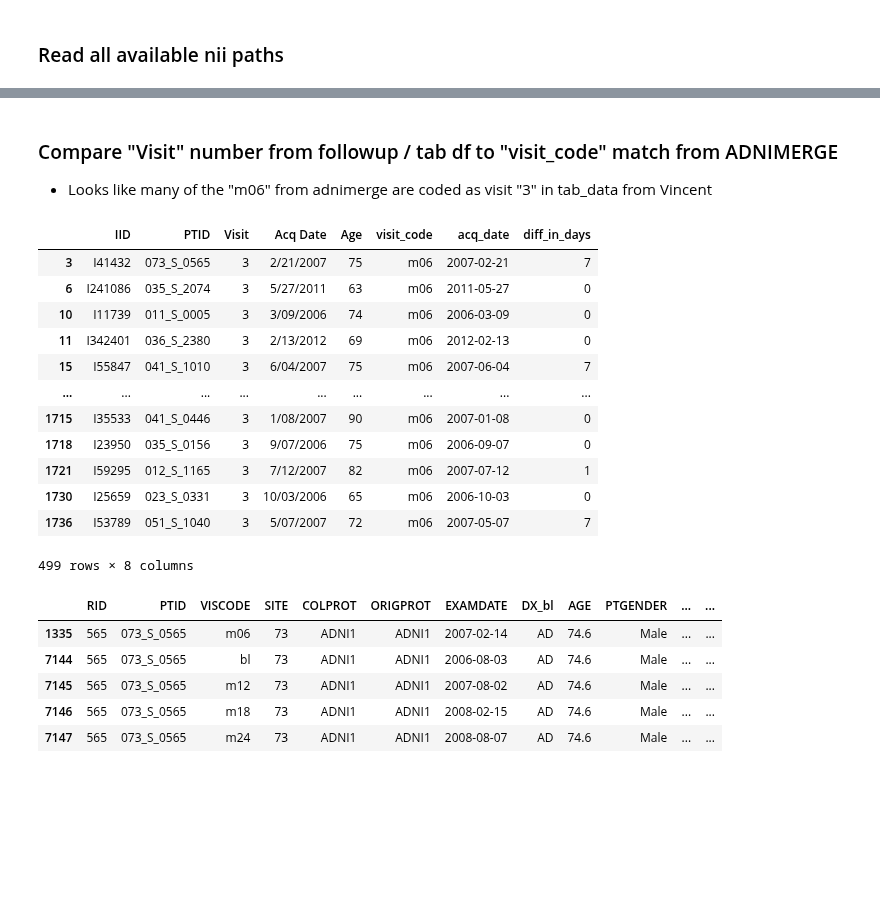
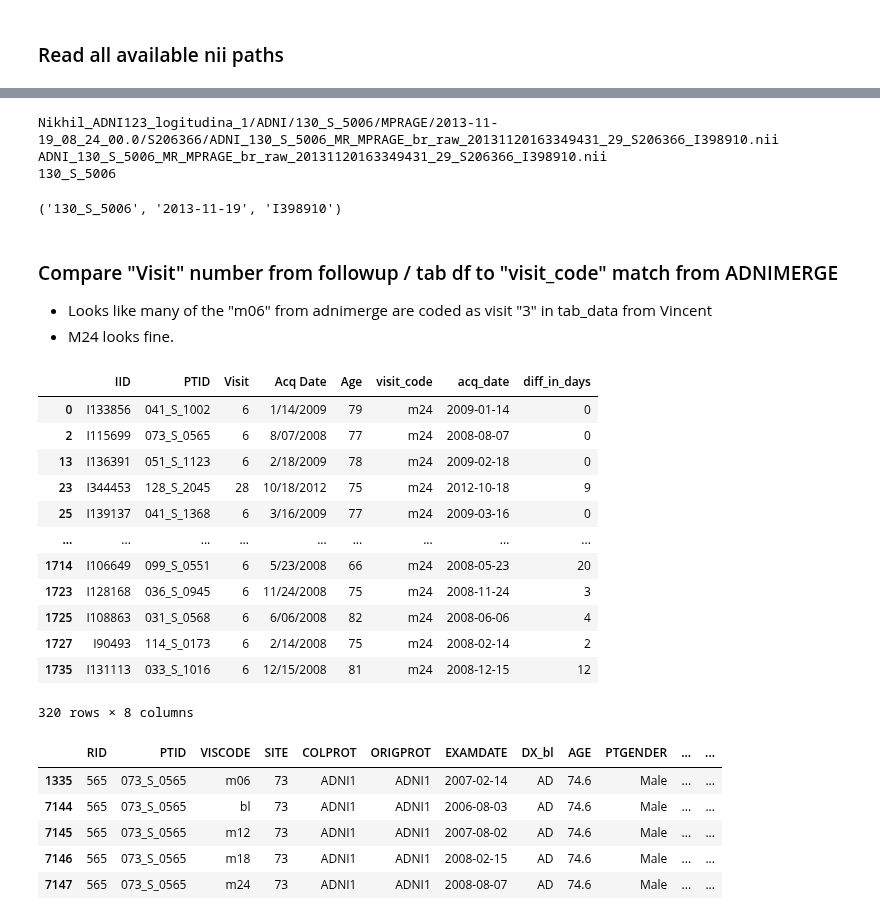
Before and after one commit to nikhil153/brain-diff, a Jupyter notebook: notebooks/2_adni_follow_up.ipynb, the cells around one changed output, grey strips where cells are left out. Saved outputs shown, nothing was run; the diff lists cells and outputs as text; code cells hidden in the pictures; blank space fills up the shorter version.

```diff
--- a/notebooks/2_adni_follow_up.ipynb
+++ b/notebooks/2_adni_follow_up.ipynb
@@ -132,9 +151,9 @@ nii_path_list[:5]
 # %%
 def get_subject_info_from_path(p):
-
-    ptid = p.split("/")[2]
-    acq_date = p.split("/")[4].split("_")[0]
-    img_id = p[::-1].split(".")[1].split("_")[0][::-1]
+    nii_file_name = p.rsplit("/",1)[1]
+    ptid = nii_file_name.split("_")[1] + "_S_" + nii_file_name.split("_")[3]
+    acq_date = p.rsplit("/",3)[1].split("_")[0]
+    img_id = nii_file_name[::-1].split(".")[1].split("_")[0][::-1]
 
     return ptid, acq_date, img_id
 
@@ -150,6 +169,14 @@ def get_closest_visit_code(subject_df, acq_date):
     visit_code = subject_df[subject_df["EXAMDATE"]==closest_date]['VISCODE'].values[0]
 
     return visit_code, diff_in_days
+# %%
+p = nii_path_list[0]
+get_subject_info_from_path(p)
+# %% [output]
+Nikhil_ADNI123_logitudina_1/ADNI/130_S_5006/MPRAGE/2013-11-19_08_24_00.0/S206366/ADNI_130_S_5006_MR_MPRAGE_br_raw_20131120163349431_29_S206366_I398910.nii
+ADNI_130_S_5006_MR_MPRAGE_br_raw_20131120163349431_29_S206366_I398910.nii
+130_S_5006
+('130_S_5006', '2013-11-19', 'I398910')
 # %%
 nii_path_df = pd.DataFrame()
 for p in nii_path_list:
@@ -165,26 +192,27 @@ for p in nii_path_list:
 # %% [markdown]
 ### Compare "Visit" number from followup / tab df to "visit_code" match from ADNIMERGE
 - Looks like many of the "m06" from adnimerge are coded as visit "3" in tab_data from Vincent
+- M24 looks fine.
 # %%
 followup_df = followup_df[["Image Data ID","Subject","Visit","Acq Date","Age"]]
 followup_df = followup_df.rename(columns={"Image Data ID":"IID","Subject":"PTID"})
 followup_visit_merge_df = pd.merge(followup_df, nii_path_df, on=["PTID","IID"], how="left")
 # %%
-followup_visit_merge_df[followup_visit_merge_df["Visit"]==3]
+followup_visit_merge_df[followup_visit_merge_df["visit_code"]=="m24"]
 # %% [output]
 |  | IID | PTID | Visit | Acq Date | Age | visit_code | acq_date | diff_in_days |
-| 3 | I41432 | 073_S_0565 | 3 | 2/21/2007 | 75 | m06 | 2007-02-21 | 7 |
-| 6 | I241086 | 035_S_2074 | 3 | 5/27/2011 | 63 | m06 | 2011-05-27 | 0 |
-| 10 | I11739 | 011_S_0005 | 3 | 3/09/2006 | 74 | m06 | 2006-03-09 | 0 |
-| 11 | I342401 | 036_S_2380 | 3 | 2/13/2012 | 69 | m06 | 2012-02-13 | 0 |
-| 15 | I55847 | 041_S_1010 | 3 | 6/04/2007 | 75 | m06 | 2007-06-04 | 7 |
+| 0 | I133856 | 041_S_1002 | 6 | 1/14/2009 | 79 | m24 | 2009-01-14 | 0 |
+| 2 | I115699 | 073_S_0565 | 6 | 8/07/2008 | 77 | m24 | 2008-08-07 | 0 |
+| 13 | I136391 | 051_S_1123 | 6 | 2/18/2009 | 78 | m24 | 2009-02-18 | 0 |
+| 23 | I344453 | 128_S_2045 | 28 | 10/18/2012 | 75 | m24 | 2012-10-18 | 9 |
+| 25 | I139137 | 041_S_1368 | 6 | 3/16/2009 | 77 | m24 | 2009-03-16 | 0 |
 | ... | ... | ... | ... | ... | ... | ... | ... | ... |
-| 1715 | I35533 | 041_S_0446 | 3 | 1/08/2007 | 90 | m06 | 2007-01-08 | 0 |
-| 1718 | I23950 | 035_S_0156 | 3 | 9/07/2006 | 75 | m06 | 2006-09-07 | 0 |
-| 1721 | I59295 | 012_S_1165 | 3 | 7/12/2007 | 82 | m06 | 2007-07-12 | 1 |
-| 1730 | I25659 | 023_S_0331 | 3 | 10/03/2006 | 65 | m06 | 2006-10-03 | 0 |
-| 1736 | I53789 | 051_S_1040 | 3 | 5/07/2007 | 72 | m06 | 2007-05-07 | 7 |
+| 1714 | I106649 | 099_S_0551 | 6 | 5/23/2008 | 66 | m24 | 2008-05-23 | 20 |
+| 1723 | I128168 | 036_S_0945 | 6 | 11/24/2008 | 75 | m24 | 2008-11-24 | 3 |
+| 1725 | I108863 | 031_S_0568 | 6 | 6/06/2008 | 82 | m24 | 2008-06-06 | 4 |
+| 1727 | I90493 | 114_S_0173 | 6 | 2/14/2008 | 75 | m24 | 2008-02-14 | 2 |
+| 1735 | I131113 | 033_S_1016 | 6 | 12/15/2008 | 81 | m24 | 2008-12-15 | 12 |
-499 rows × 8 columns
+320 rows × 8 columns
 # %%
 # example subjects:
 sample_sub_id = "073_S_0565"
```
Also changed, not shown: parts of 2 cells of this notebook, 3 other files.
